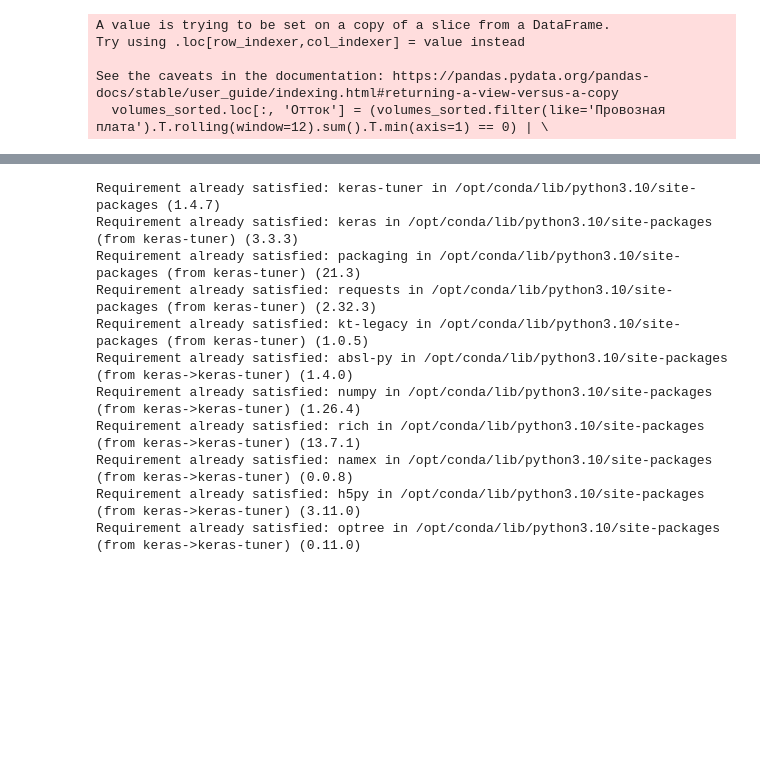
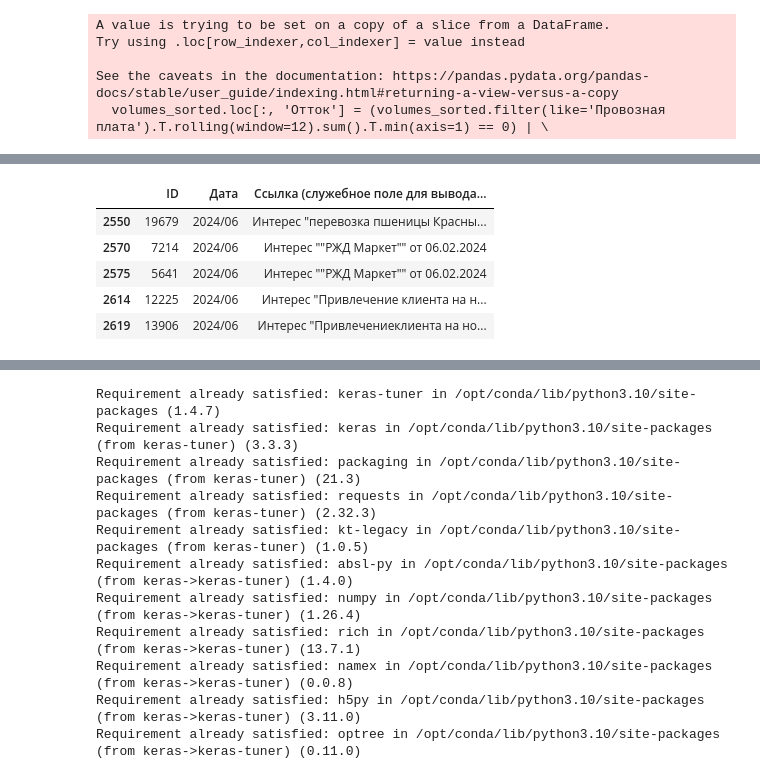
Before and after one commit to CTpeJLok/hackathon-cp, a Jupyter notebook: ml/1_6_month_base.ipynb, the cells around one changed output, grey strips where cells are left out. Drawn from its saved outputs; the diff is of its cells as text; code cells hidden in the pictures; blank space fills up the shorter version.

```diff
--- a/ml/1_6_month_base.ipynb
+++ b/ml/1_6_month_base.ipynb
@@ -136,0 +149,22 @@ See the caveats in the documentation: https://pandas.pydata.org/pandas-docs/stab
+# %%
+# Фильтрация совпадений по ID и выбор нужных столбцов
+matches_in_interests = interests[interests['ID'].isin(unique_ids)][['ID', 'Дата', 'Ссылка (служебное поле для вывода на экран прочих реквизитов объекта)']]
+
+# Преобразование формата даты в "год/месяц"
+matches_in_interests['Дата'] = pd.to_datetime(matches_in_interests['Дата'], errors='coerce').dt.strftime('%Y/%m')
+
+# Задание списка нужных дат
+filtered_dates = ['2024/06', '2024/07', '2024/08']
+
+# Фильтрация строк, содержащих указанные даты
+recent_matches_in_interests = matches_in_interests[matches_in_interests['Дата'].isin(filtered_dates)]
+
+# Вывод отфильтрованных данных
+recent_matches_in_interests.head()
+# %% [output]
+|  | ID | Дата | Ссылка (служебное поле для вывода... |
+| 2550 | 19679 | 2024/06 | Интерес "перевозка пшеницы Красны... |
+| 2570 | 7214 | 2024/06 | Интерес ""РЖД Маркет"" от 06.02.2024 |
+| 2575 | 5641 | 2024/06 | Интерес ""РЖД Маркет"" от 06.02.2024 |
+| 2614 | 12225 | 2024/06 | Интерес "Привлечение клиента на н... |
+| 2619 | 13906 | 2024/06 | Интерес "Привлечениеклиента на но... |
```
Also changed, not shown: parts of 4 cells of this notebook.
